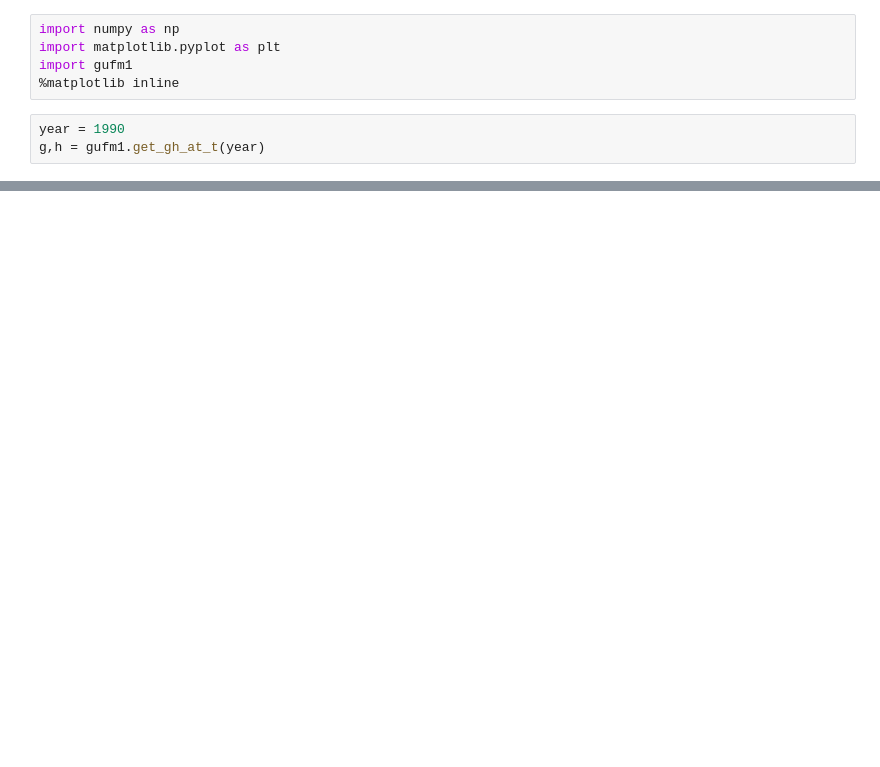
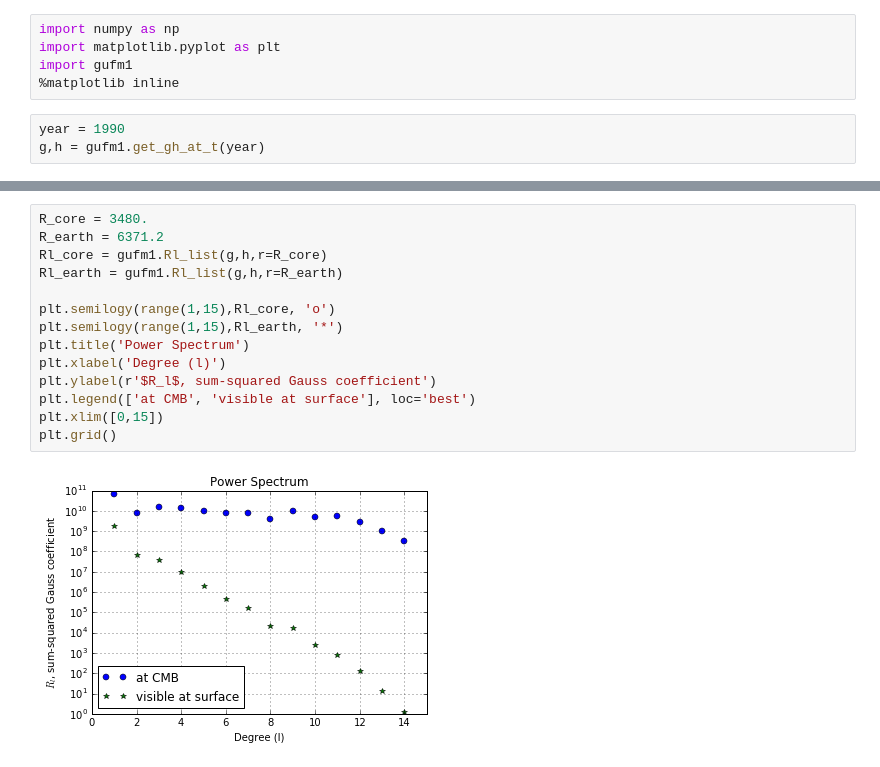
Before and after one commit to nknezek/gufm1, a Jupyter notebook: GUFM1 Demonstration.ipynb, the cells around one changed output, grey strips where cells are left out. Saved outputs shown, nothing was run; the diff lists cells and outputs as text; blank space fills up the shorter version.

```diff
--- a/GUFM1 Demonstration.ipynb
+++ b/GUFM1 Demonstration.ipynb
@@ -22,0 +37,16 @@ plt.ylabel('magnetic field strength (mT)')
+# %%
+R_core = 3480.
+R_earth = 6371.2
+Rl_core = gufm1.Rl_list(g,h,r=R_core)
+Rl_earth = gufm1.Rl_list(g,h,r=R_earth)
+
+plt.semilogy(range(1,15),Rl_core, 'o')
+plt.semilogy(range(1,15),Rl_earth, '*')
+plt.title('Power Spectrum')
+plt.xlabel('Degree (l)')
+plt.ylabel(r'$R_l$, sum-squared Gauss coefficient')
+plt.legend(['at CMB', 'visible at surface'], loc='best')
+plt.xlim([0,15])
+plt.grid()
+# %% [output]
+[figure, added]
```
Also changed, not shown: parts of 3 cells of this notebook, 1 other file.
